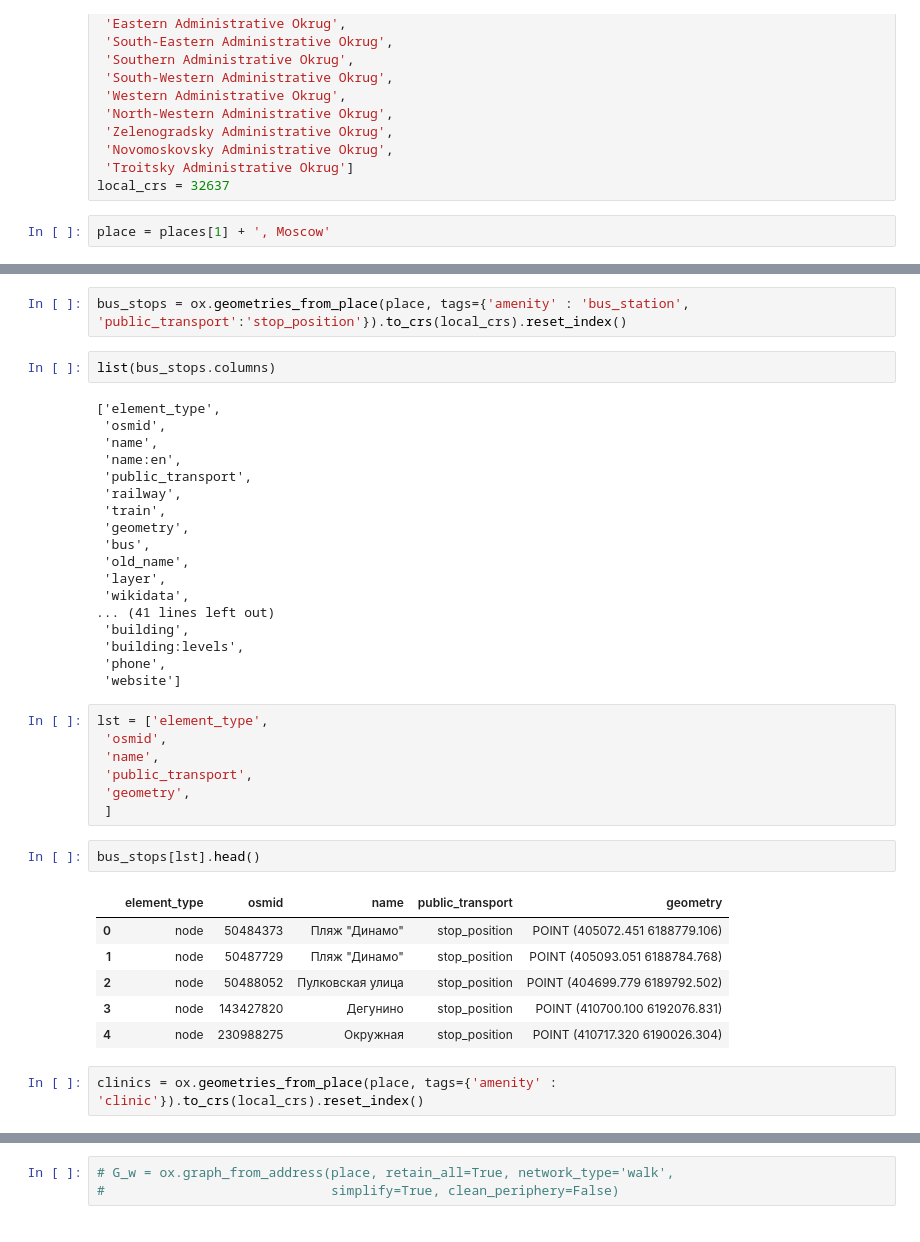
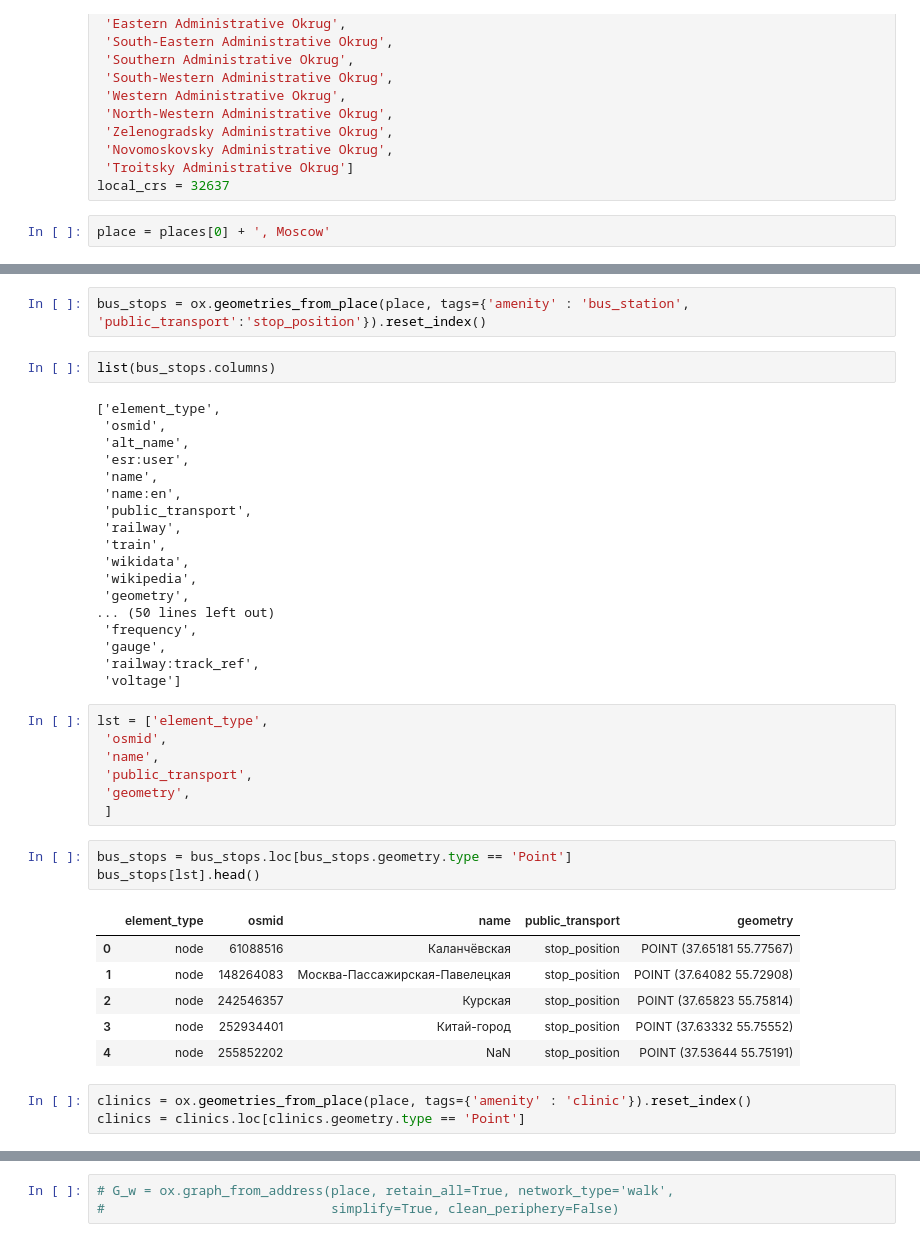
Before and after one commit to Bibit-Bibicha/my-first-binder, a Jupyter notebook: Clinics_bus.ipynb, the cells around one changed output, grey strips where cells are left out. Cells and saved outputs as stored; diff of their text form.

```diff
--- a/Clinics_bus.ipynb
+++ b/Clinics_bus.ipynb
@@ -28,5 +30,5 @@ places = ['Central Administrative Okrug',
  'Troitsky Administrative Okrug']
 local_crs = 32637
 # %%
-place = places[1] + ', Moscow'
+place = places[0] + ', Moscow'
 # %%
@@ -38,25 +40,25 @@ check
 # %%
-bus_stops = ox.geometries_from_place(place, tags={'amenity' : 'bus_station', 'public_transport':'stop_position'}).to_crs(local_crs).reset_index()
+bus_stops = ox.geometries_from_place(place, tags={'amenity' : 'bus_station', 'public_transport':'stop_position'}).reset_index()
 # %%
 list(bus_stops.columns)
 # %% [output]
 ['element_type',
  'osmid',
+ 'alt_name',
+ 'esr:user',
  'name',
  'name:en',
  'public_transport',
  'railway',
  'train',
+ 'wikidata',
+ 'wikipedia',
  'geometry',
- 'bus',
- 'old_name',
- 'layer',
- 'wikidata',
-... (41 lines left out)
- 'building',
- 'building:levels',
- 'phone',
- 'website']
+... (50 lines left out)
+ 'frequency',
+ 'gauge',
+ 'railway:track_ref',
+ 'voltage']
 # %%
 lst = ['element_type',
  'osmid',
@@ -65,13 +67,15 @@ lst = ['element_type',
  'geometry',
  ]
 # %%
+bus_stops = bus_stops.loc[bus_stops.geometry.type == 'Point']
 bus_stops[lst].head()
 # %% [output]
 |  | element_type | osmid | name | public_transport | geometry |
-| 0 | node | 50484373 | Пляж "Динамо" | stop_position | POINT (405072.451 6188779.106) |
-| 1 | node | 50487729 | Пляж "Динамо" | stop_position | POINT (405093.051 6188784.768) |
-| 2 | node | 50488052 | Пулковская улица | stop_position | POINT (404699.779 6189792.502) |
-| 3 | node | 143427820 | Дегунино | stop_position | POINT (410700.100 6192076.831) |
-| 4 | node | 230988275 | Окружная | stop_position | POINT (410717.320 6190026.304) |
+| 0 | node | 61088516 | Каланчёвская | stop_position | POINT (37.65181 55.77567) |
+| 1 | node | 148264083 | Москва-Пассажирская-Павелецкая | stop_position | POINT (37.64082 55.72908) |
+| 2 | node | 242546357 | Курская | stop_position | POINT (37.65823 55.75814) |
+| 3 | node | 252934401 | Китай-город | stop_position | POINT (37.63332 55.75552) |
+| 4 | node | 255852202 | NaN | stop_position | POINT (37.53644 55.75191) |
 # %%
-clinics = ox.geometries_from_place(place, tags={'amenity' : 'clinic'}).to_crs(local_crs).reset_index()
+clinics = ox.geometries_from_place(place, tags={'amenity' : 'clinic'}).reset_index()
+clinics = clinics.loc[clinics.geometry.type == 'Point']
```
Also changed, not shown: parts of 6 cells of this notebook.
